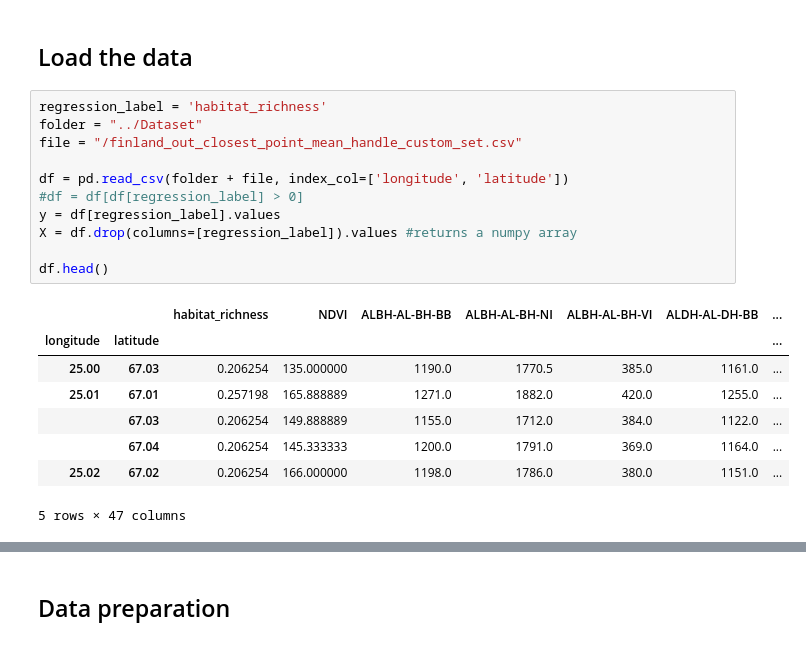
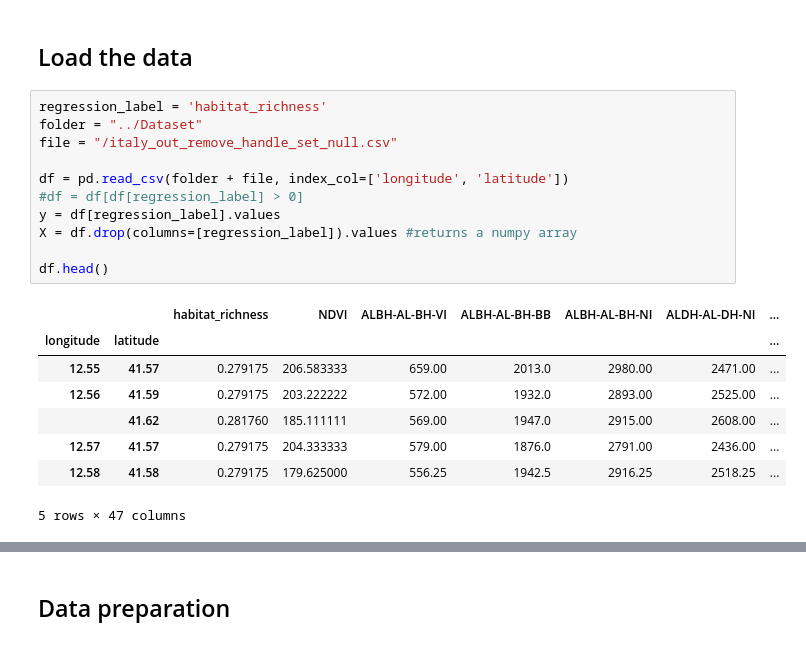
Before and after one commit to vincenzomadaghiele/Regression-of-biodiversity-indicators, a Jupyter notebook: TreeVisualization/Visualize_tree.ipynb, the cells around one changed output, grey strips where cells are left out. Drawn from its saved outputs; the diff is of its cells as text.

```diff
--- a/TreeVisualization/Visualize_tree.ipynb
+++ b/TreeVisualization/Visualize_tree.ipynb
@@ -17,20 +17,20 @@ import matplotlib.pyplot as plt
 # %%
 regression_label = 'habitat_richness'
 folder = "../Dataset"
-file = "/finland_out_closest_point_mean_handle_custom_set.csv"
+file = "/italy_out_remove_handle_set_null.csv"
 
 df = pd.read_csv(folder + file, index_col=['longitude', 'latitude'])
 #df = df[df[regression_label] > 0]
 y = df[regression_label].values
 X = df.drop(columns=[regression_label]).values #returns a numpy array
 
 df.head()
 # %% [output]
-|  |  | habitat_richness | NDVI | ALBH-AL-BH-BB | ALBH-AL-BH-NI | ALBH-AL-BH-VI | ALDH-AL-DH-BB | ... |
+|  |  | habitat_richness | NDVI | ALBH-AL-BH-VI | ALBH-AL-BH-BB | ALBH-AL-BH-NI | ALDH-AL-DH-NI | ... |
 | longitude | latitude |  |  |  |  |  |  | ... |
-| 25.00 | 67.03 | 0.206254 | 135.000000 | 1190.0 | 1770.5 | 385.0 | 1161.0 | ... |
-| 25.01 | 67.01 | 0.257198 | 165.888889 | 1271.0 | 1882.0 | 420.0 | 1255.0 | ... |
-|  | 67.03 | 0.206254 | 149.888889 | 1155.0 | 1712.0 | 384.0 | 1122.0 | ... |
-|  | 67.04 | 0.206254 | 145.333333 | 1200.0 | 1791.0 | 369.0 | 1164.0 | ... |
-| 25.02 | 67.02 | 0.206254 | 166.000000 | 1198.0 | 1786.0 | 380.0 | 1151.0 | ... |
+| 12.55 | 41.57 | 0.279175 | 206.583333 | 659.00 | 2013.0 | 2980.00 | 2471.00 | ... |
+| 12.56 | 41.59 | 0.279175 | 203.222222 | 572.00 | 1932.0 | 2893.00 | 2525.00 | ... |
+|  | 41.62 | 0.281760 | 185.111111 | 569.00 | 1947.0 | 2915.00 | 2608.00 | ... |
+| 12.57 | 41.57 | 0.279175 | 204.333333 | 579.00 | 1876.0 | 2791.00 | 2436.00 | ... |
+| 12.58 | 41.58 | 0.279175 | 179.625000 | 556.25 | 1942.5 | 2916.25 | 2518.25 | ... |
 5 rows × 47 columns
```
Also changed, not shown: parts of 18 cells of this notebook, 3 other files.
